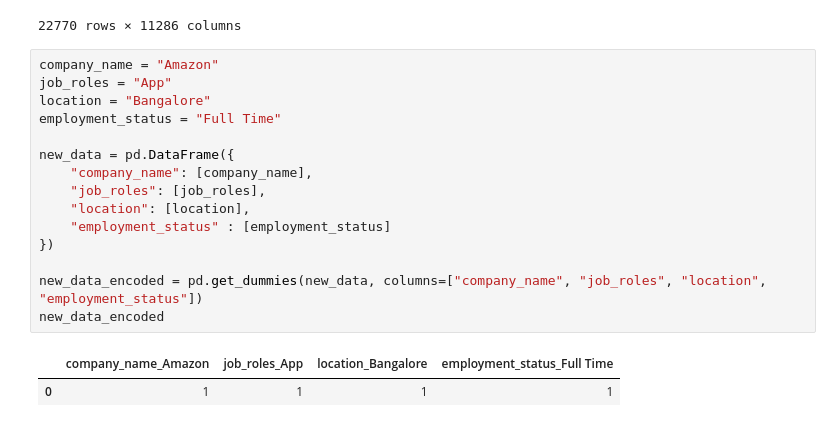
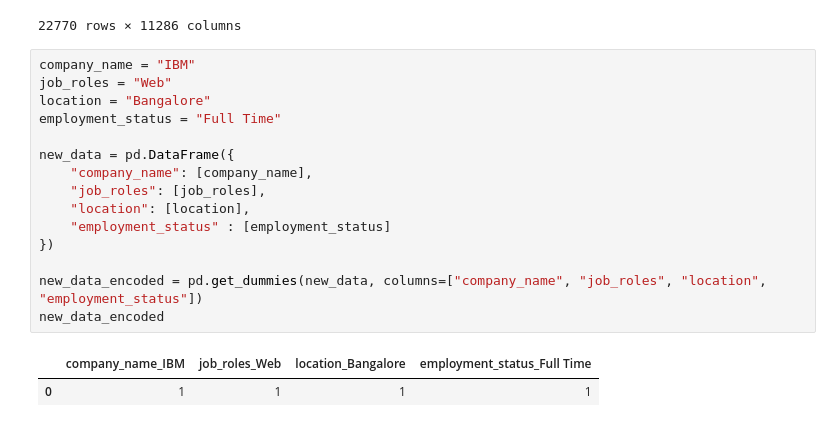
Before and after one commit to Devan019/GenJob, a Jupyter notebook: ai-apis/notebooks/salary_dataset_2022/test.ipynb, the cells around one changed output. Drawn from its saved outputs; the diff is of its cells as text.

```diff
--- a/ai-apis/notebooks/salary_dataset_2022/test.ipynb
+++ b/ai-apis/notebooks/salary_dataset_2022/test.ipynb
@@ -49,22 +49,22 @@ ip
 | 22769 | 0 | 0 | 0 | 0 | 0 | ... |
 22770 rows × 11286 columns
 # %%
-company_name = "Amazon"
-job_roles = "App"
+company_name = "IBM"
+job_roles = "Web"
 location = "Bangalore"
 employment_status = "Full Time"
 
 new_data = pd.DataFrame({
     "company_name": [company_name],
     "job_roles": [job_roles],
     "location": [location],
     "employment_status" : [employment_status]
 })
 
 new_data_encoded = pd.get_dummies(new_data, columns=["company_name", "job_roles", "location", "employment_status"])
 new_data_encoded
 # %% [output]
-|  | company_name_Amazon | job_roles_App | location_Bangalore | employment_status_Full Time |
+|  | company_name_IBM | job_roles_Web | location_Bangalore | employment_status_Full Time |
 | 0 | 1 | 1 | 1 | 1 |
 # %%
 new_data_encoded = new_data_encoded.reindex(columns=ip.columns, fill_value=0)
```
Also changed, not shown: parts of 3 cells of this notebook, 24 other files.
